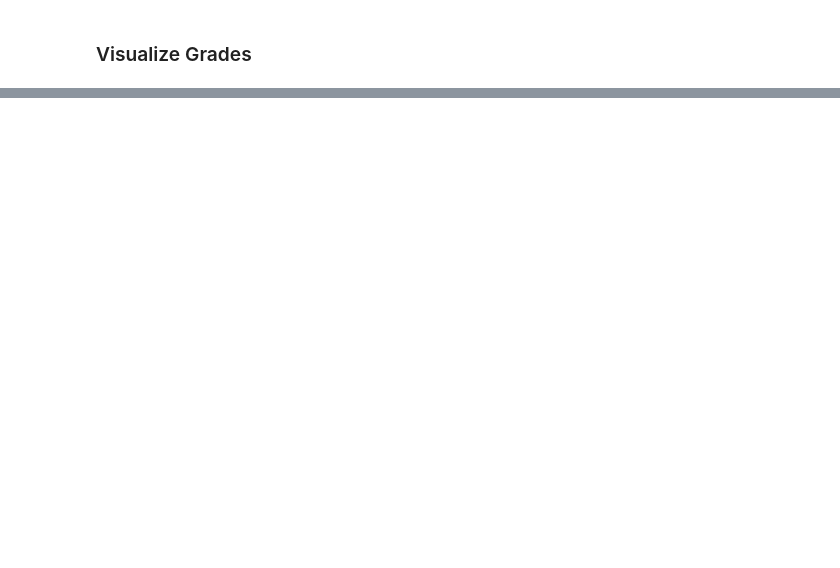
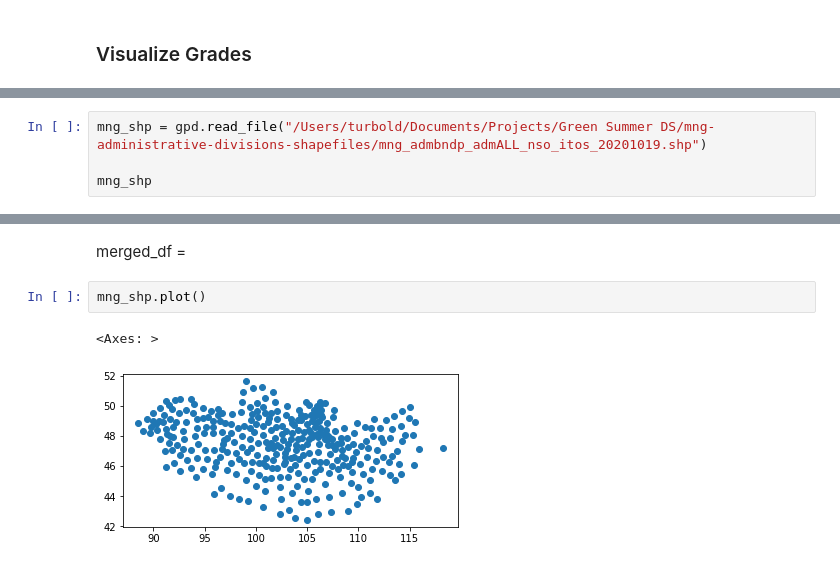
Before and after one commit to Puturbold/SOA-Breathe-Mongolia, a Jupyter notebook: Visual.ipynb, the cells around one changed output, grey strips where cells are left out. Saved outputs shown, nothing was run; the diff lists cells and outputs as text; blank space fills up the shorter version.

```diff
--- a/Visual.ipynb
+++ b/Visual.ipynb
@@ -112,0 +69,4 @@ AQI_final_2021
+# %%
+mng_shp = gpd.read_file("/Users/turbold/Documents/Projects/Green Summer DS/mng-administrative-divisions-shapefiles/mng_admbndp_admALL_nso_itos_20201019.shp")
+
+mng_shp
@@ -112,0 +87,7 @@ AQI_final_2021
+# %% [markdown]
+merged_df =
+# %%
+mng_shp.plot()
+# %% [output]
+<Axes: >
+[figure, added]
```
Also changed, not shown: parts of 6 cells of this notebook, 2 other files.
